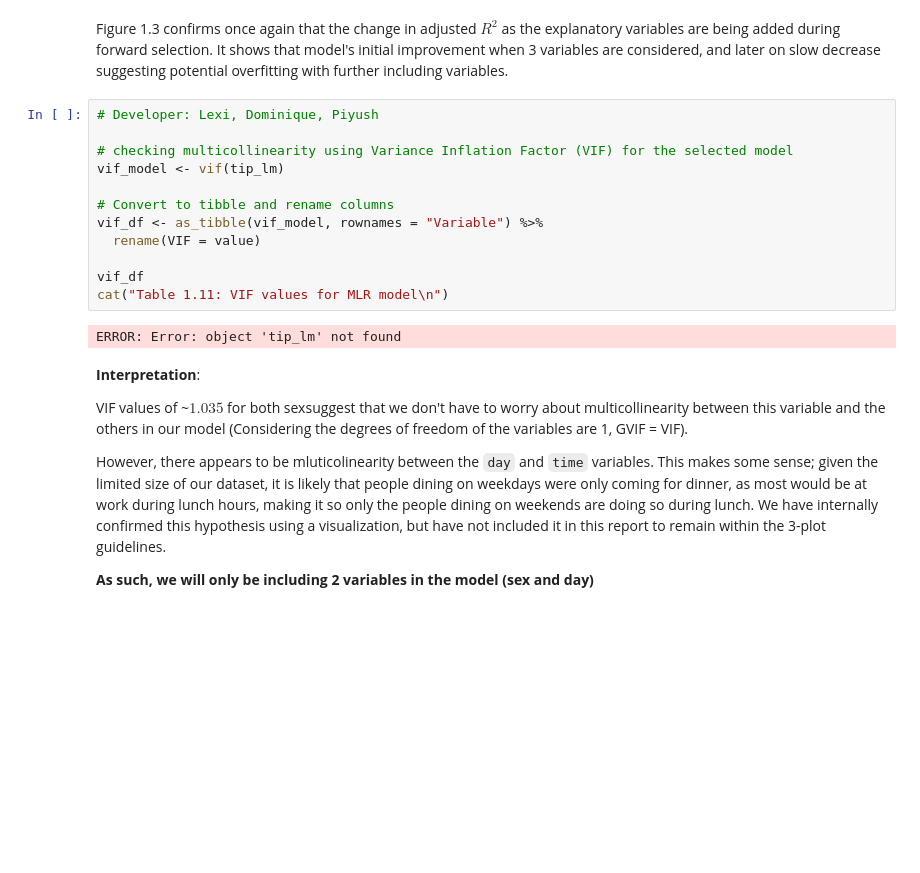
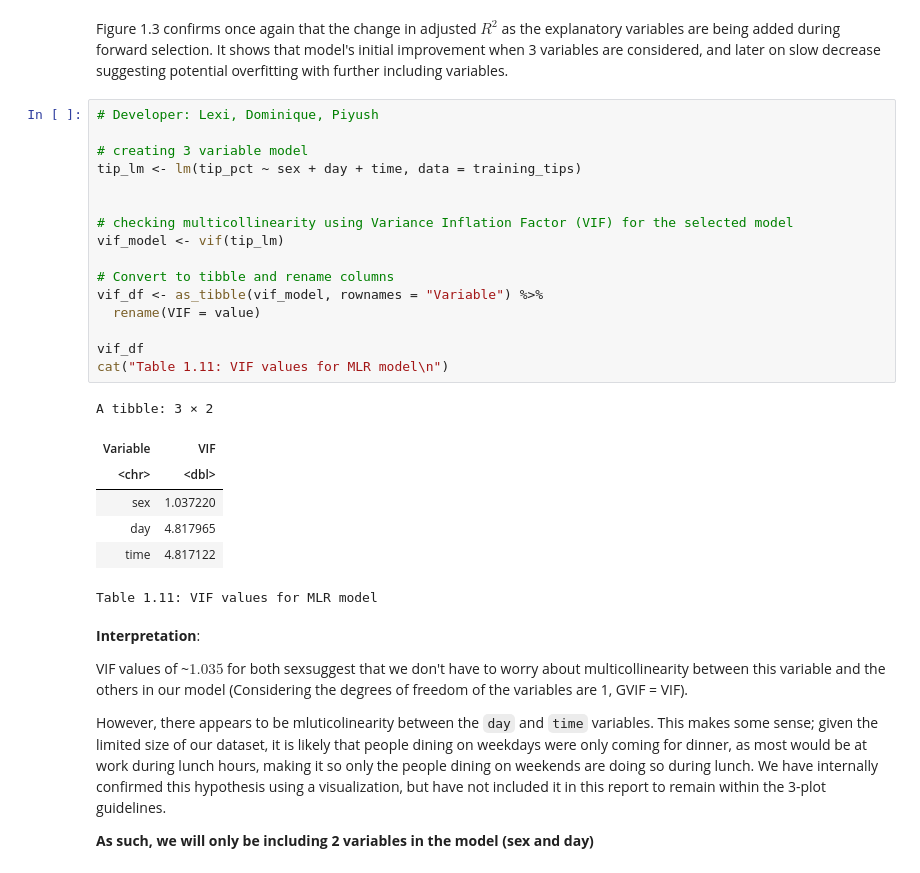
Before and after one commit to lllexiliang/stat301-final-project, a Jupyter notebook: final_project.ipynb, the cells around one changed output. Cells and saved outputs as stored; diff of their text form; blank space fills up the shorter version.

```diff
--- a/final_project.ipynb
+++ b/final_project.ipynb
@@ -459,18 +459,28 @@ ggplot(tip_forward_summary_df, aes(x = n_input_variables, y = ADJ.R2)) +
 Figure 1.3 confirms once again that the change in adjusted $R^2$ as the explanatory variables are being added during forward selection. It shows that model's initial improvement when 3 variables are considered, and later on slow decrease suggesting potential overfitting with further including variables.
 # %%
 # Developer: Lexi, Dominique, Piyush
+
+# creating 3 variable model
+tip_lm <- lm(tip_pct ~ sex + day + time, data = training_tips)
+
 
 # checking multicollinearity using Variance Inflation Factor (VIF) for the selected model
 vif_model <- vif(tip_lm)
 
 # Convert to tibble and rename columns
 vif_df <- as_tibble(vif_model, rownames = "Variable") %>%
   rename(VIF = value)
 
 vif_df
 cat("Table 1.11: VIF values for MLR model\n")
 # %% [output]
-ERROR: Error: object 'tip_lm' not found
+A tibble: 3 × 2
+| Variable | VIF |
+| <chr> | <dbl> |
+| sex | 1.037220 |
+| day | 4.817965 |
+| time | 4.817122 |
+Table 1.11: VIF values for MLR model
 # %% [markdown]
 **Interpretation**:
 
```
Also changed, not shown: parts of 1 cell of this notebook.
